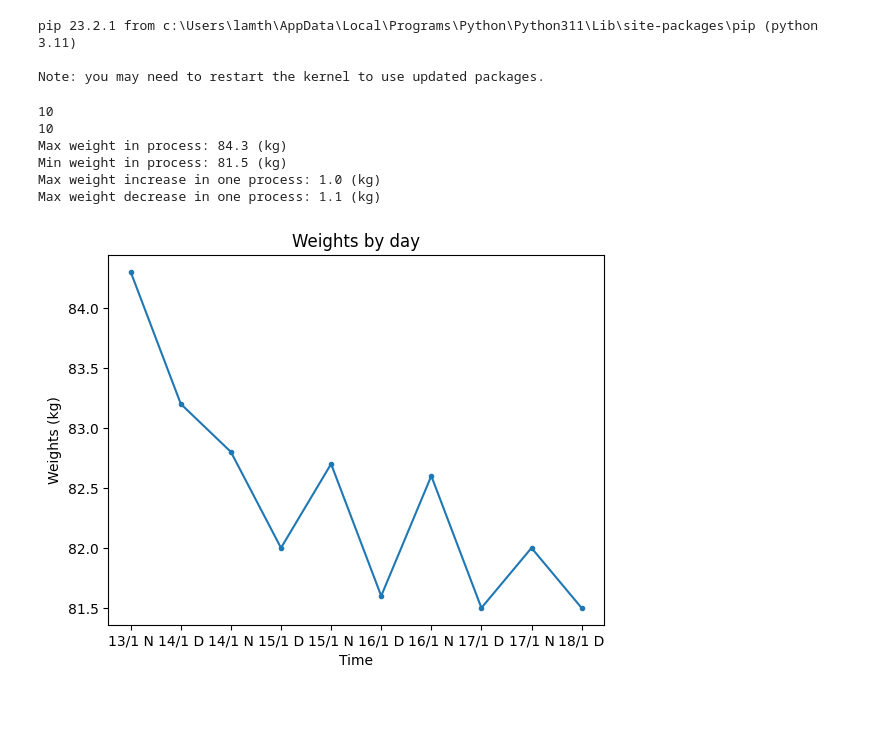
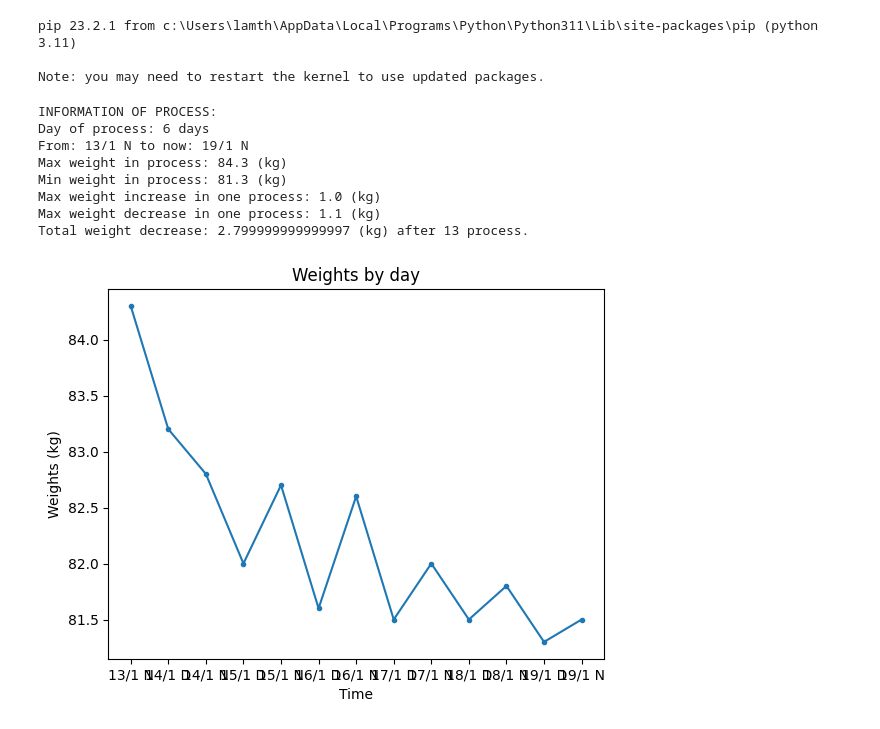
Before and after one commit to thanhbl-hust/Data-structures-and-Algorithms, a Jupyter notebook: train_12_1/weights.ipynb, the cells around one changed output. Drawn from its saved outputs; the diff is of its cells as text; code cells hidden in the pictures.

Commit message:
process

```diff
--- a/train_12_1/weights.ipynb
+++ b/train_12_1/weights.ipynb
@@ -45,41 +45,43 @@ def countDeandIn(ls):
 # %%
 import matplotlib.pyplot as plt
 
 w = [
-    84.3, 83.2, 82.8, 82.0, 82.7, 81.6, 82.6, 81.5,
-    82, 81.5
+    84.3,  83.2,   82.8,   82.0,   82.7,   81.6,   82.6,   81.5,
+    82,    81.5,   81.8,   81.3,   81.5
 ]
 d = [
     '13/1 N', '14/1 D', '14/1 N', '15/1 D', '15/1 N', '16/1 D', '16/1 N', '17/1 D',
-    '17/1 N', '18/1 D'
+    '17/1 N', '18/1 D', '18/1 N', '19/1 D', '19/1 N'
 ]
 
 
-print(len(w))
-print(len(d))
+print("INFORMATION OF PROCESS:")
+print(f'Day of process: {int(len(w) / 2)} days')
+print(f'From: {d[0]} to now: {d[len(d) - 1]}')
 plt.plot(d, w, marker='.')
 plt.xlabel('Time')
 plt.ylabel('Weights (kg)')
 plt.title('Weights by day')
 
 #oneday has 2 parameters, 0:00 and after wake up
+maxIncrease, maxDecrease = findMaxandMin(w)
 
 print(f'Max weight in process: {round(max(w), 2)} (kg)')
 print(f'Min weight in process: {round(min(w), 2)} (kg)')
-
-maxIncrease, maxDecrease = findMaxandMin(w)
-
 print(f'Max weight increase in one process: {round(maxIncrease, 2)} (kg)')
 print(f'Max weight decrease in one process: {-1 * round(maxDecrease, 2)} (kg)')
+print(f'Total weight decrease: {abs(w[len(w) - 1] - w[0])} (kg) after {len(w)} process.')
 
 plt.show()
 # %% [output]
-10
-10
+INFORMATION OF PROCESS:
+Day of process: 6 days
+From: 13/1 N to now: 19/1 N
 Max weight in process: 84.3 (kg)
-Min weight in process: 81.5 (kg)
+Min weight in process: 81.3 (kg)
 Max weight increase in one process: 1.0 (kg)
 Max weight decrease in one process: 1.1 (kg)
+Total weight decrease: 2.799999999999997 (kg) after 13 process.
-[figure, old version]
+[figure, new version]
 # %%
 de, inc = countDeandIn(w)
```
Also changed, not shown: parts of 1 cell of this notebook.
